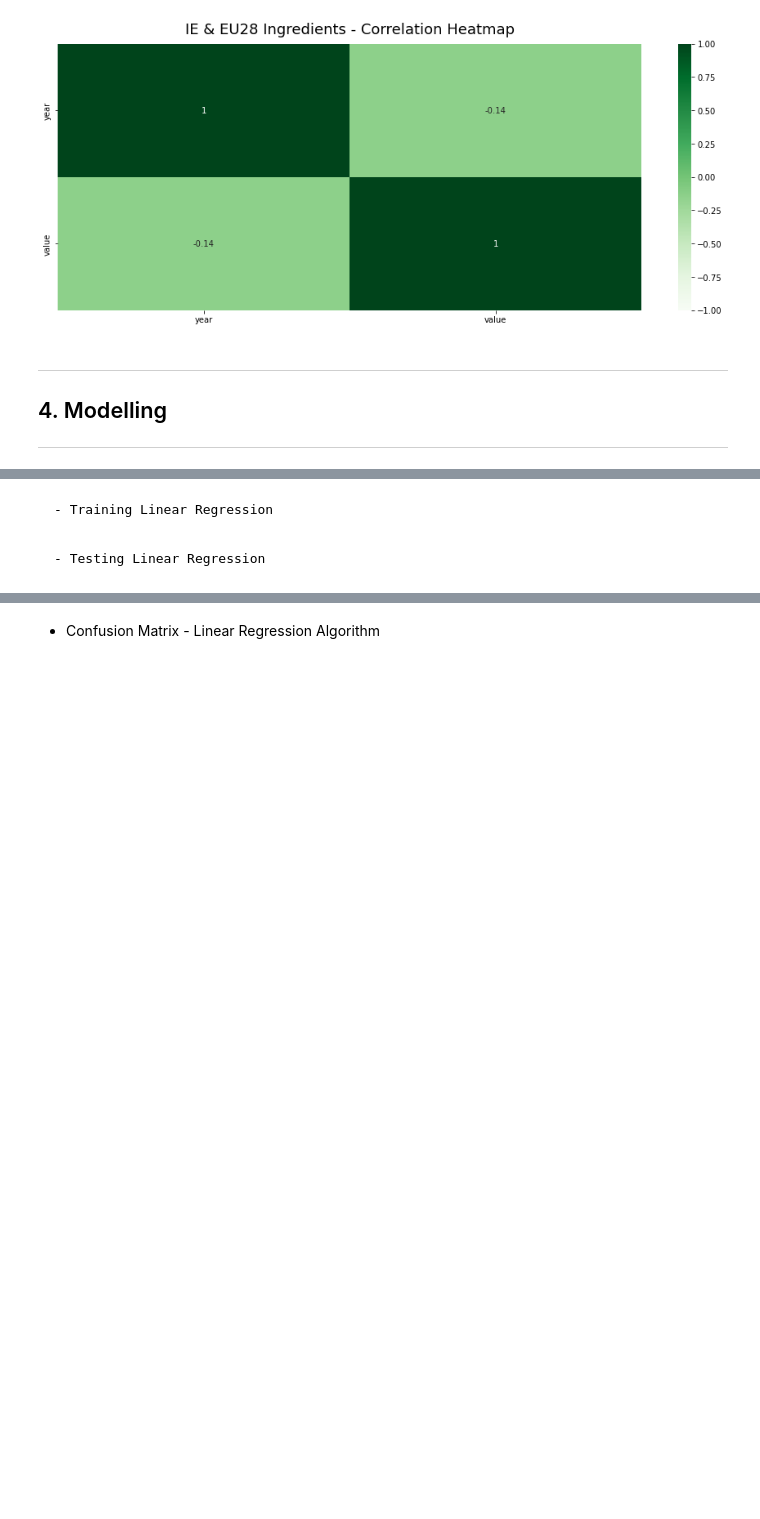
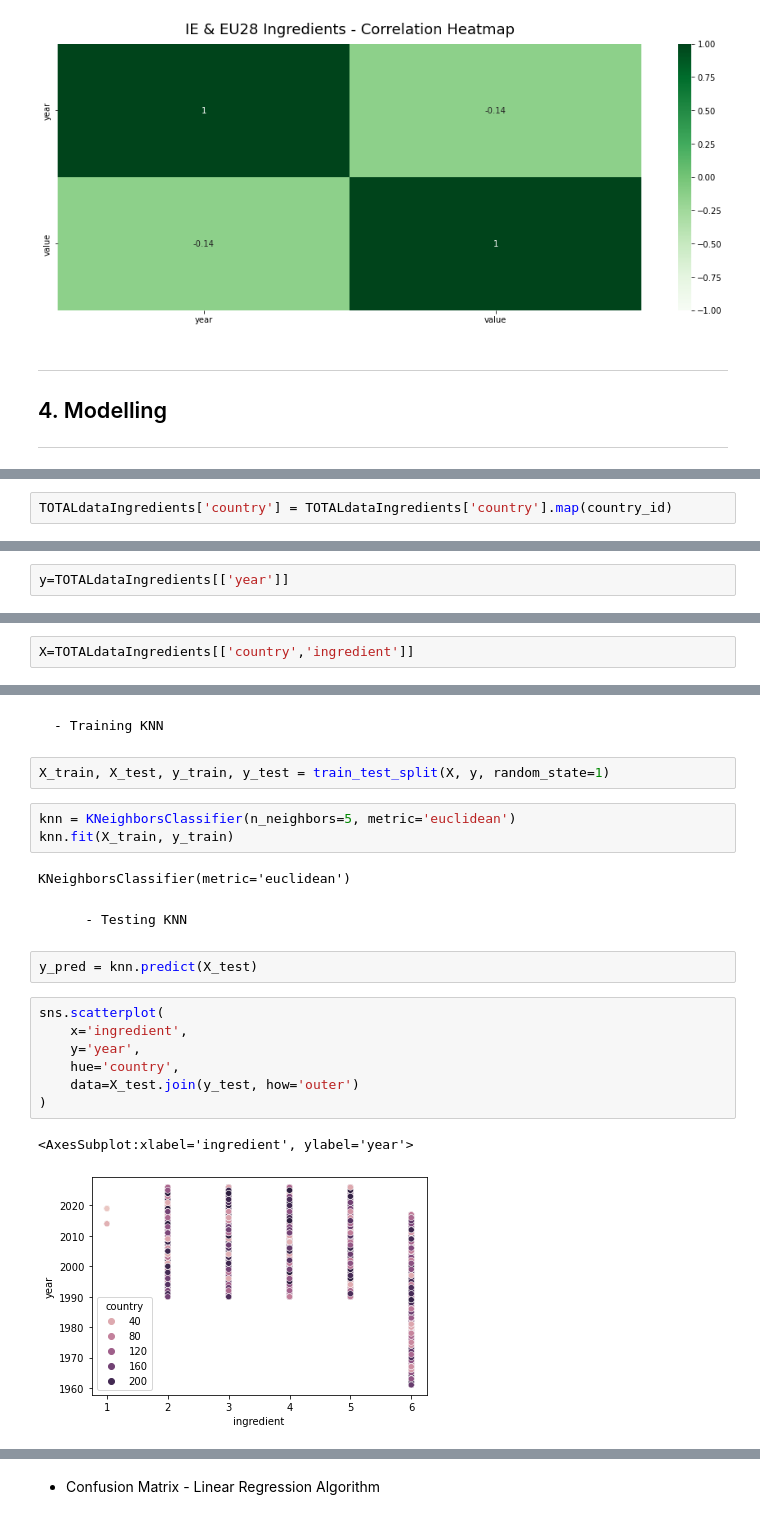
Before and after one commit to kellyc-j/MenuAssistance_project_y4, a Jupyter notebook: No. 2 Menu Assistance.ipynb, the cells around one changed output, grey strips where cells are left out. Drawn from its saved outputs; the diff is of its cells as text; blank space fills up the shorter version.

```diff
--- a/No. 2 Menu Assistance.ipynb
+++ b/No. 2 Menu Assistance.ipynb
@@ -768,0 +818,2 @@ Splitting Train set and Test set, where the train set will be used to help the a
+# %%
+TOTALdataIngredients['country'] = TOTALdataIngredients['country'].map(country_id)
@@ -768,0 +845,2 @@ Splitting Train set and Test set, where the train set will be used to help the a
+# %%
+y=TOTALdataIngredients[['year']]
@@ -768,0 +852,2 @@ Splitting Train set and Test set, where the train set will be used to help the a
+# %%
+X=TOTALdataIngredients[['country','ingredient']]
@@ -769,4 +860,23 @@ Splitting Train set and Test set, where the train set will be used to help the a
 # %% [markdown]
-    - Training Linear Regression
+    - Training KNN
+# %%
+X_train, X_test, y_train, y_test = train_test_split(X, y, random_state=1)
+# %%
+knn = KNeighborsClassifier(n_neighbors=5, metric='euclidean')
+knn.fit(X_train, y_train)
+# %% [output]
+KNeighborsClassifier(metric='euclidean')
 # %% [markdown]
-    - Testing Linear Regression
+        - Testing KNN
+# %%
+y_pred = knn.predict(X_test)
+# %%
+sns.scatterplot(
+    x='ingredient',
+    y='year',
+    hue='country',
+    data=X_test.join(y_test, how='outer')
+)
+# %% [output]
+<AxesSubplot:xlabel='ingredient', ylabel='year'>
+[figure, added]
```
Also changed, not shown: parts of 23 cells of this notebook, 1 other file.
